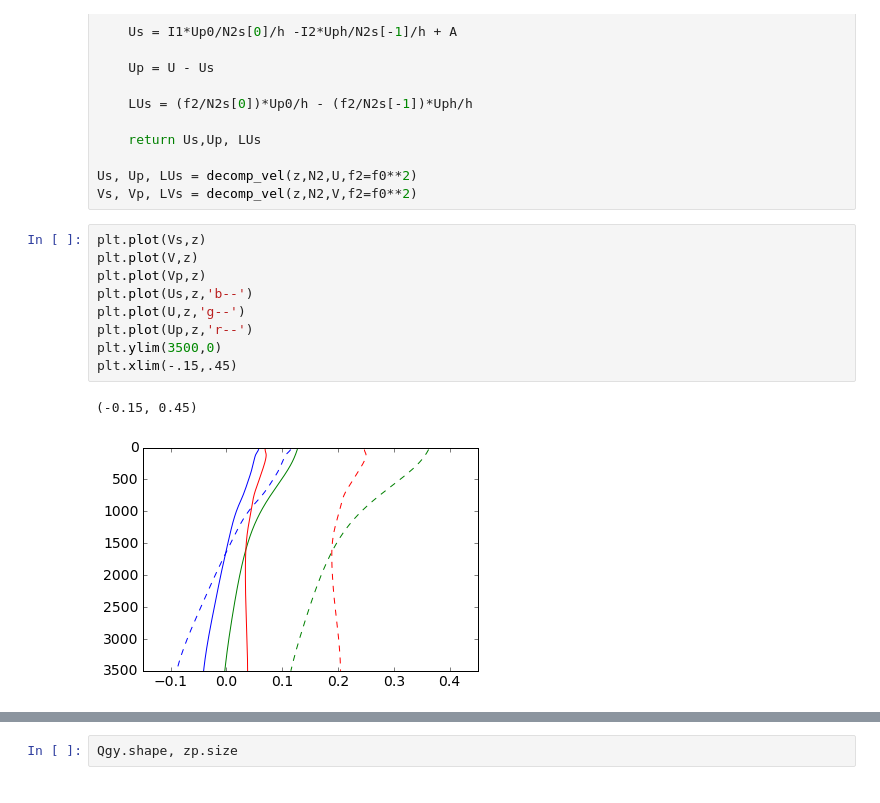
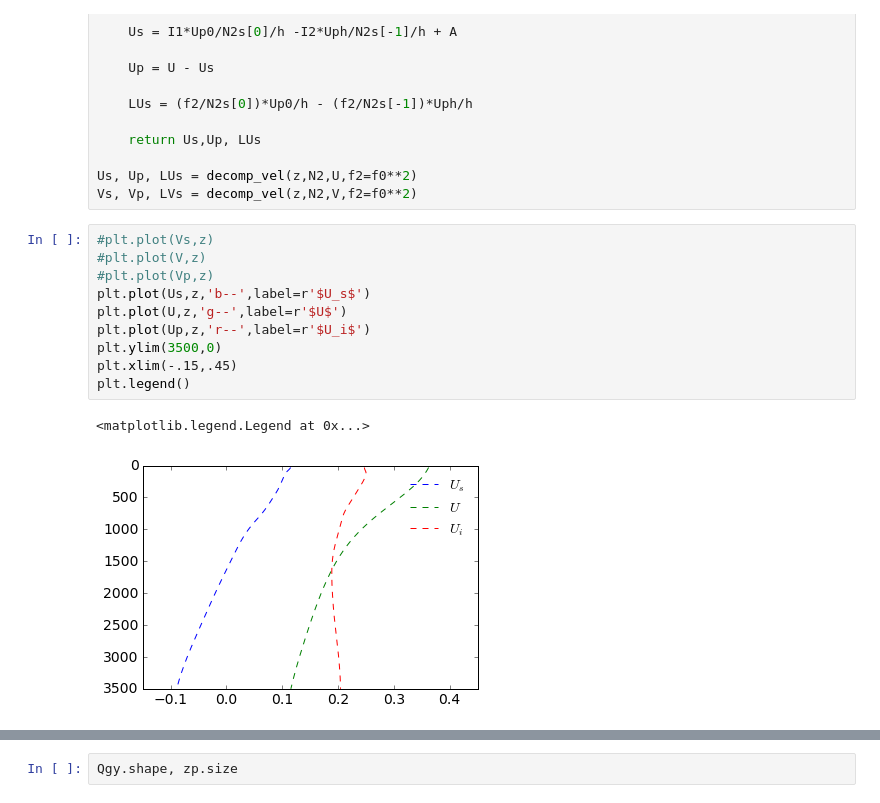
Before and after one commit to cesar-rocha/dp_spectra, a Jupyter notebook: stability/cDrakePVGradient.ipynb, the cells around one changed output, grey strips where cells are left out. Cells and saved outputs as stored; diff of their text form.

Commit message:
Adds plots

```diff
--- a/stability/cDrakePVGradient.ipynb
+++ b/stability/cDrakePVGradient.ipynb
@@ -363,17 +363,18 @@ def decomp_vel(z,N2,U,f2 = 1.e-2):
 Us, Up, LUs = decomp_vel(z,N2,U,f2=f0**2)
 Vs, Vp, LVs = decomp_vel(z,N2,V,f2=f0**2)
 # %%
-plt.plot(Vs,z)
-plt.plot(V,z)
-plt.plot(Vp,z)
-plt.plot(Us,z,'b--')
-plt.plot(U,z,'g--')
-plt.plot(Up,z,'r--')
+#plt.plot(Vs,z)
+#plt.plot(V,z)
+#plt.plot(Vp,z)
+plt.plot(Us,z,'b--',label=r'$U_s$')
+plt.plot(U,z,'g--',label=r'$U$')
+plt.plot(Up,z,'r--',label=r'$U_i$')
 plt.ylim(3500,0)
 plt.xlim(-.15,.45)
+plt.legend()
 # %% [output]
-(-0.15, 0.45)
+<matplotlib.legend.Legend at 0x...>
-[figure, old version]
+[figure, new version]
 # %%
 Un,Ug, errorUg = project(v[...,:2],Up)
 Vn,Vg, errorVg = project(v[...,:2],Vp)
```
Also changed, not shown: parts of 8 cells of this notebook.
